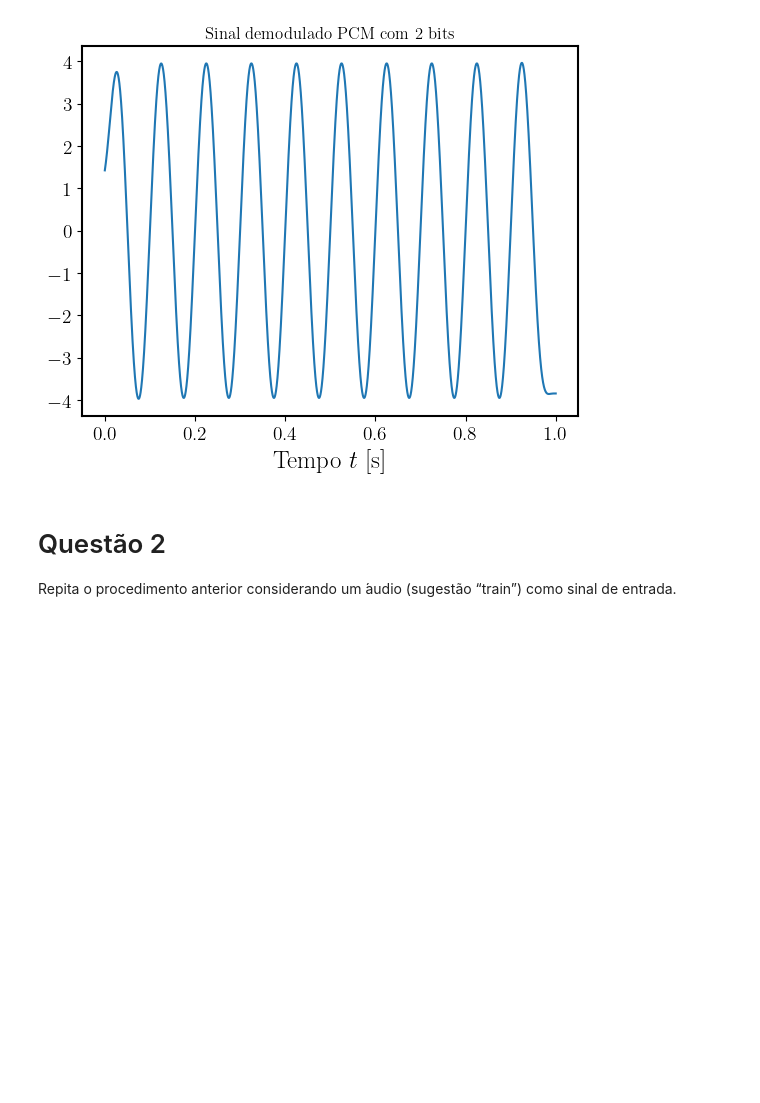
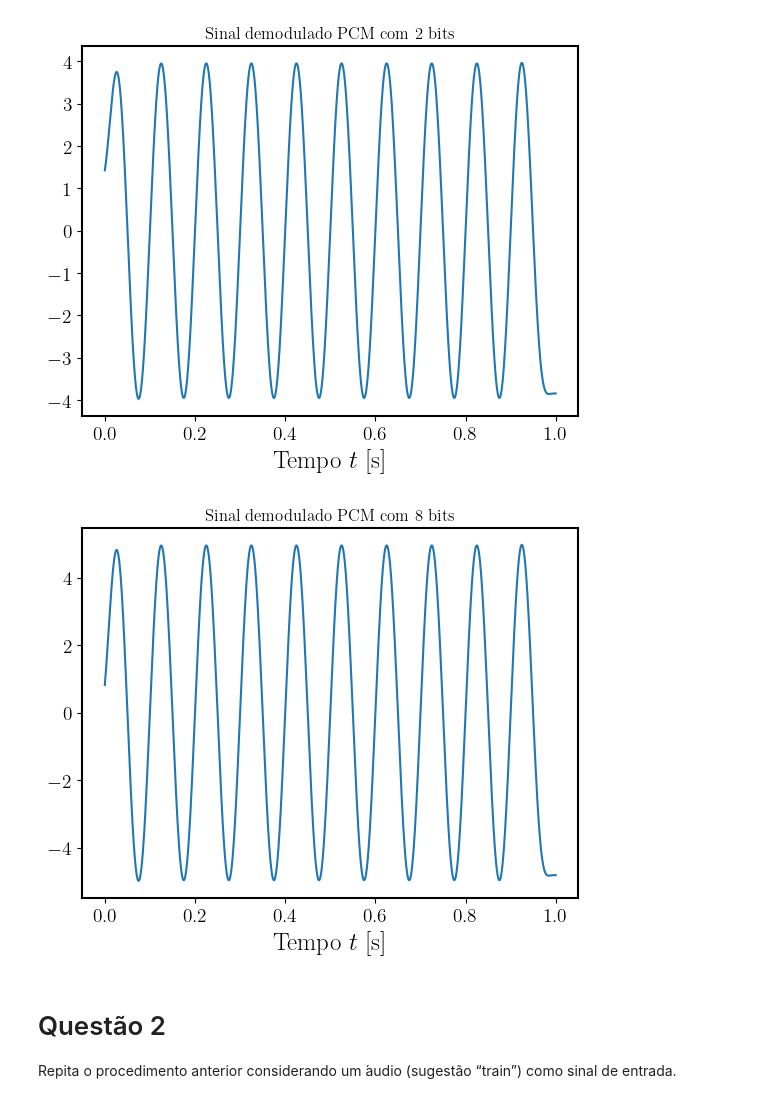
Before and after one commit to vini-fda/EET50-Lab2, a Jupyter notebook: lab2.ipynb, the cells around one changed output. Saved outputs shown, nothing was run; the diff lists cells and outputs as text; code cells hidden in the pictures; blank space fills up the shorter version.

```diff
--- a/lab2.ipynb
+++ b/lab2.ipynb
@@ -79,6 +90,14 @@ plt.xlabel(r'Tempo $t$ [s]')
 plt.savefig('pcm_sinal_senoidal_demodulado_2_bits.eps')
 # %% [output]
 [figure]
+# %%
+demodulated_8bits = pcm_demodulation(decoded_8bits, fc, fs)
+plt.plot(t, demodulated_8bits)
+plt.title(r'Sinal demodulado PCM com 8 bits')
+plt.xlabel(r'Tempo $t$ [s]')
+plt.savefig('pcm_sinal_senoidal_demodulado_8_bits.eps')
+# %% [output]
+[figure, added]
 # %% [markdown]
 # Questão 2
 
```
Also changed, not shown: parts of 22 cells of this notebook, 2 other files.
